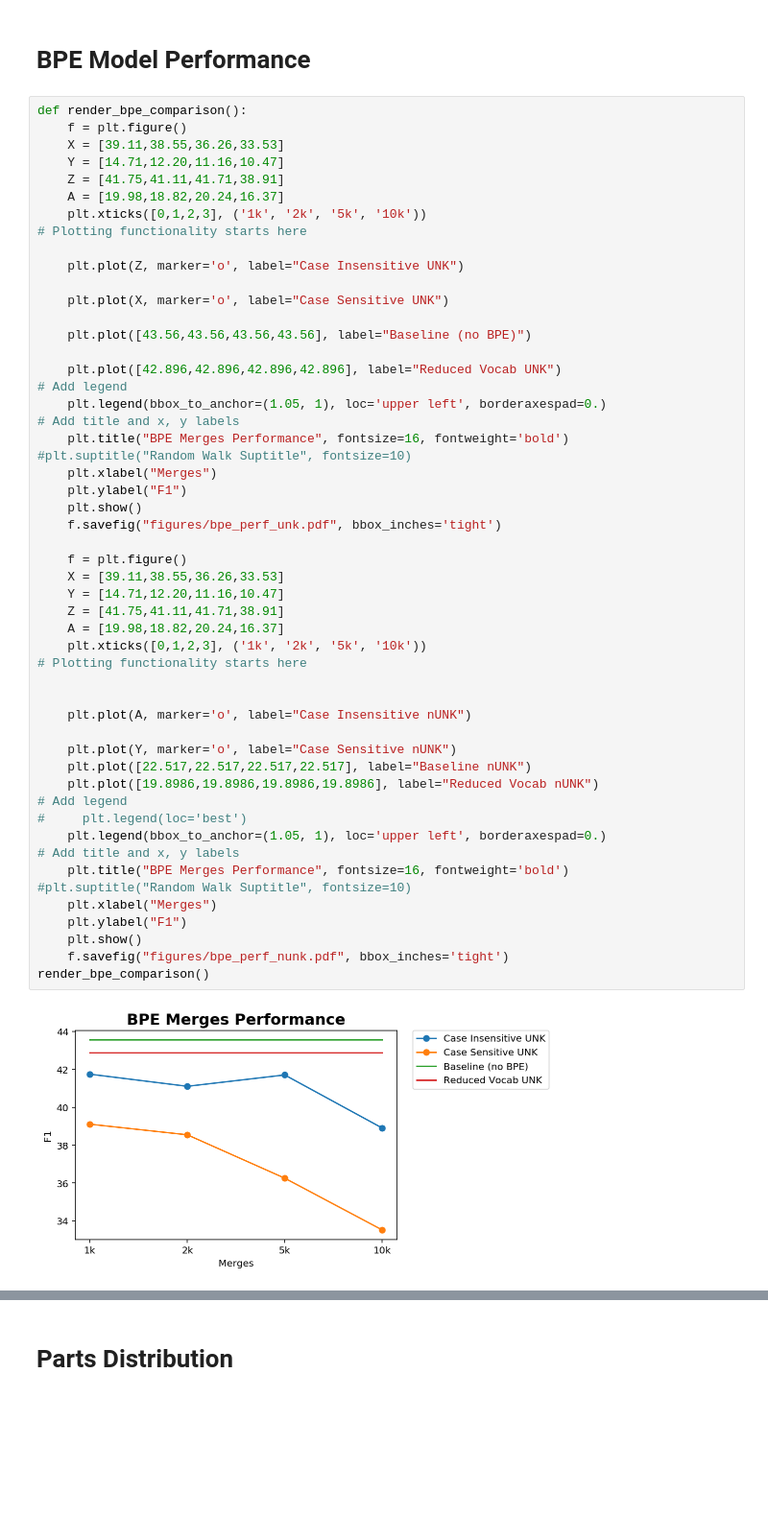
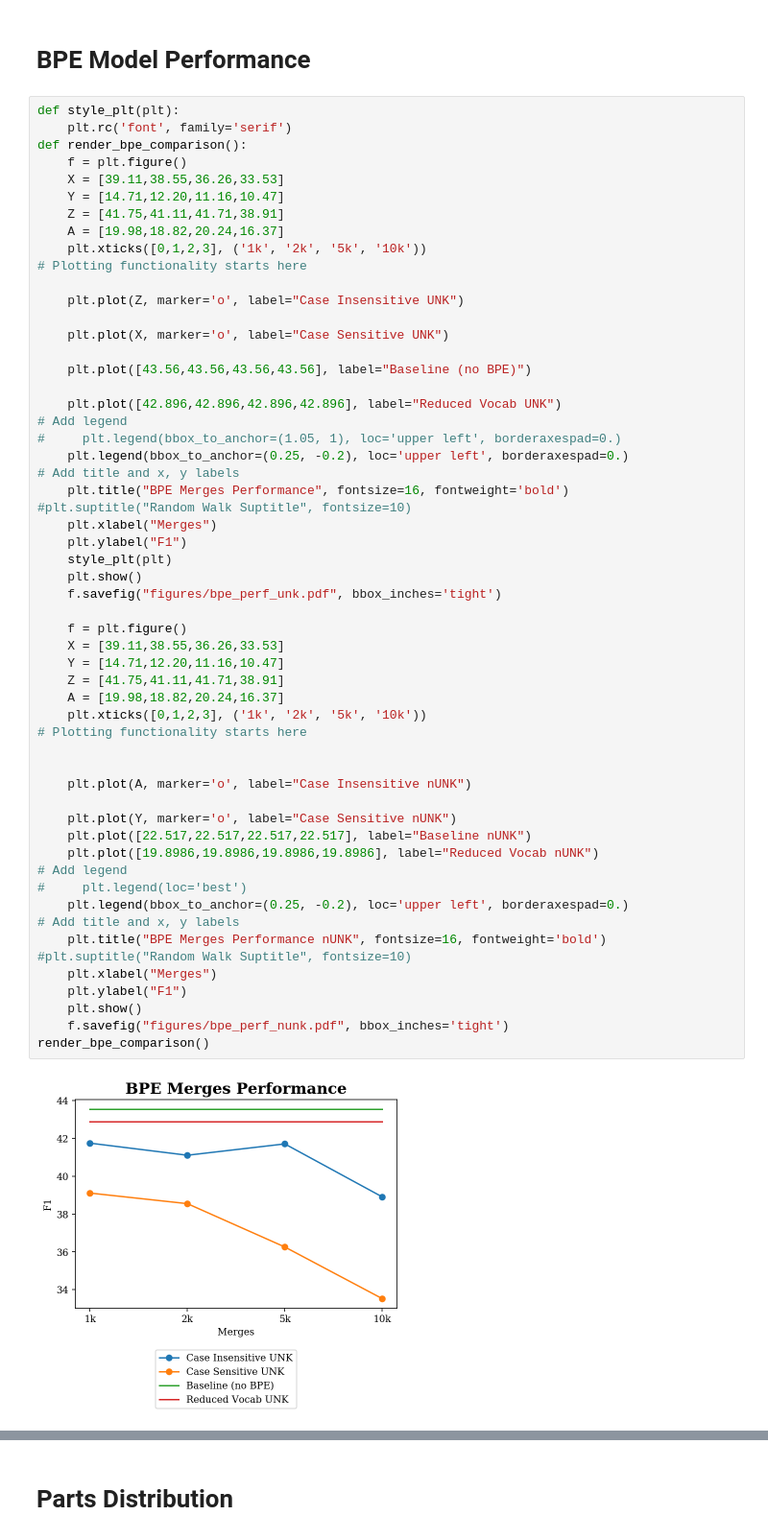
Before and after one commit to claudiosv/code2seq, a Jupyter notebook: all_figures.ipynb, the cells around one changed output, grey strips where cells are left out. Shown at 96% size. Saved outputs shown, nothing was run; the diff lists cells and outputs as text; blank space fills up the shorter version.

Commit message:
Figures

```diff
--- a/all_figures.ipynb
+++ b/all_figures.ipynb
@@ -17,6 +17,8 @@ import operator
 # %% [markdown]
 # BPE Model Performance
 # %%
+def style_plt(plt):
+    plt.rc('font', family='serif')
 def render_bpe_comparison():
     f = plt.figure()
     X = [39.11,38.55,36.26,33.53]
@@ -34,39 +36,41 @@ def render_bpe_comparison():
 
     plt.plot([42.896,42.896,42.896,42.896], label="Reduced Vocab UNK")
 # Add legend
-    plt.legend(bbox_to_anchor=(1.05, 1), loc='upper left', borderaxespad=0.)
+#     plt.legend(bbox_to_anchor=(1.05, 1), loc='upper left', borderaxespad=0.)
+    plt.legend(bbox_to_anchor=(0.25, -0.2), loc='upper left', borderaxespad=0.)
 # Add title and x, y labels
     plt.title("BPE Merges Performance", fontsize=16, fontweight='bold')
 #plt.suptitle("Random Walk Suptitle", fontsize=10)
     plt.xlabel("Merges")
     plt.ylabel("F1")
+    style_plt(plt)
     plt.show()
     f.savefig("figures/bpe_perf_unk.pdf", bbox_inches='tight')
 
     f = plt.figure()
     X = [39.11,38.55,36.26,33.53]
     Y = [14.71,12.20,11.16,10.47]
     Z = [41.75,41.11,41.71,38.91]
     A = [19.98,18.82,20.24,16.37]
     plt.xticks([0,1,2,3], ('1k', '2k', '5k', '10k'))
 # Plotting functionality starts here
 
 
     plt.plot(A, marker='o', label="Case Insensitive nUNK")
 
     plt.plot(Y, marker='o', label="Case Sensitive nUNK")
     plt.plot([22.517,22.517,22.517,22.517], label="Baseline nUNK")
     plt.plot([19.8986,19.8986,19.8986,19.8986], label="Reduced Vocab nUNK")
 # Add legend
 #     plt.legend(loc='best')
-    plt.legend(bbox_to_anchor=(1.05, 1), loc='upper left', borderaxespad=0.)
+    plt.legend(bbox_to_anchor=(0.25, -0.2), loc='upper left', borderaxespad=0.)
 # Add title and x, y labels
-    plt.title("BPE Merges Performance", fontsize=16, fontweight='bold')
+    plt.title("BPE Merges Performance nUNK", fontsize=16, fontweight='bold')
 #plt.suptitle("Random Walk Suptitle", fontsize=10)
     plt.xlabel("Merges")
     plt.ylabel("F1")
     plt.show()
     f.savefig("figures/bpe_perf_nunk.pdf", bbox_inches='tight')
 render_bpe_comparison()
 # %% [output]
-[figure, old version]
+[figure, new version]
```
Also changed, not shown: parts of 17 cells of this notebook, 8 other files.
